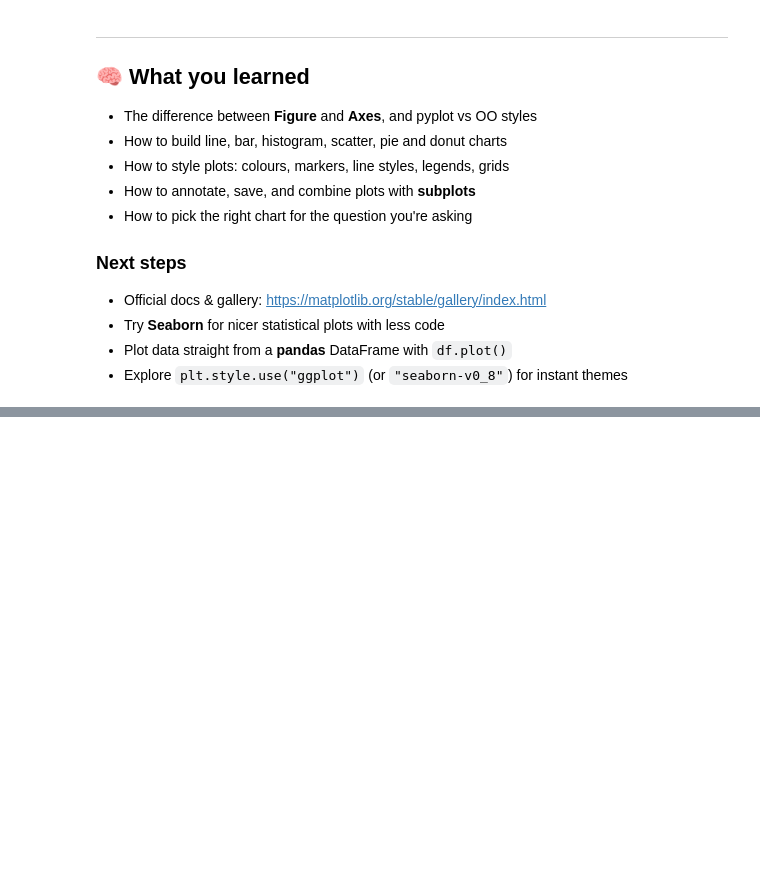
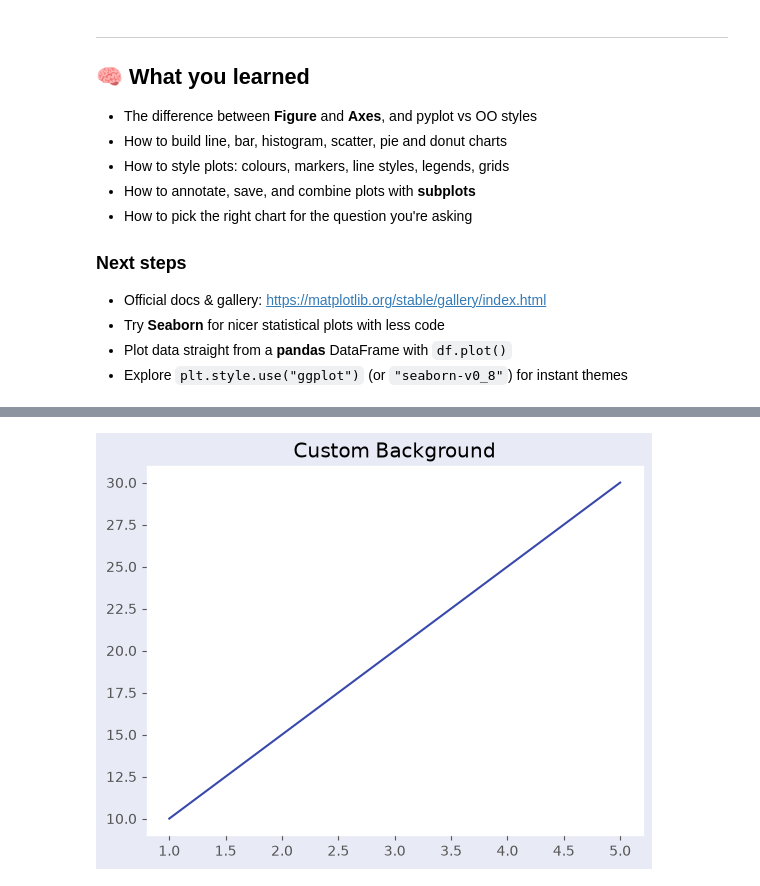
Before and after one commit to yashvardhansingh442-dev/python-deep-dive, a Jupyter notebook: learning-codes/library/scipy/Plotting-matplotlib.ipynb, the cells around one changed output, grey strips where cells are left out. Cells and saved outputs as stored; diff of their text form; code cells hidden in the pictures; blank space fills up the shorter version.

```diff
--- a/learning-codes/library/scipy/Plotting-matplotlib.ipynb
+++ b/learning-codes/library/scipy/Plotting-matplotlib.ipynb
@@ -1087,0 +1130,23 @@ Requirements: titles and axis labels on every panel, `tight_layout`, and save it
+# %%
+import matplotlib.pyplot as plt
+
+# Create figure and axes
+fig, ax = plt.subplots()
+
+# Change figure background
+fig.set_facecolor("#E8EAF6")
+
+# Change axes background
+ax.set_facecolor("#FFFFFF")
+
+# Sample data
+x = [1, 2, 3, 4, 5]
+y = [10, 15, 20, 25, 30]
+
+ax.plot(x, y, color="#3949AB")
+
+ax.set_title("Custom Background")
+
+plt.show()
+# %% [output]
+[figure, added]
```
Also changed, not shown: parts of 13 cells of this notebook.
